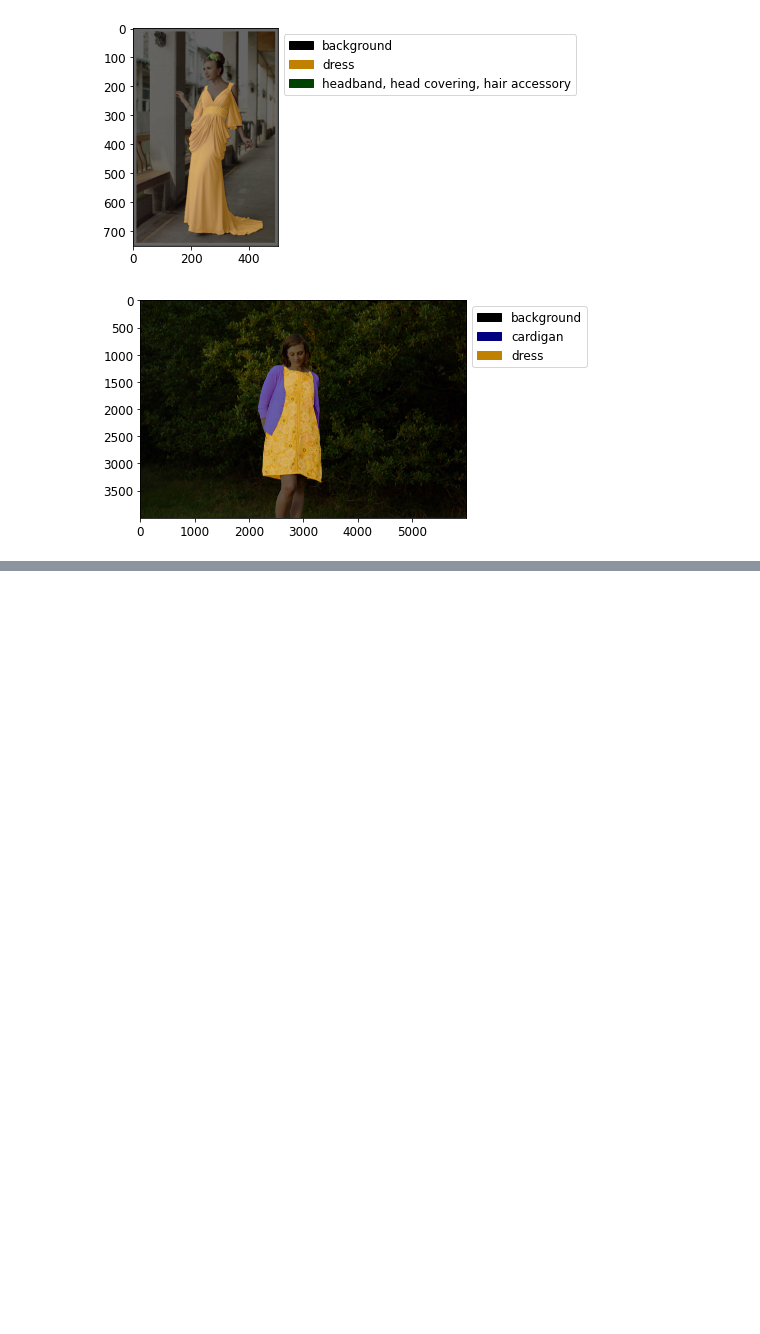
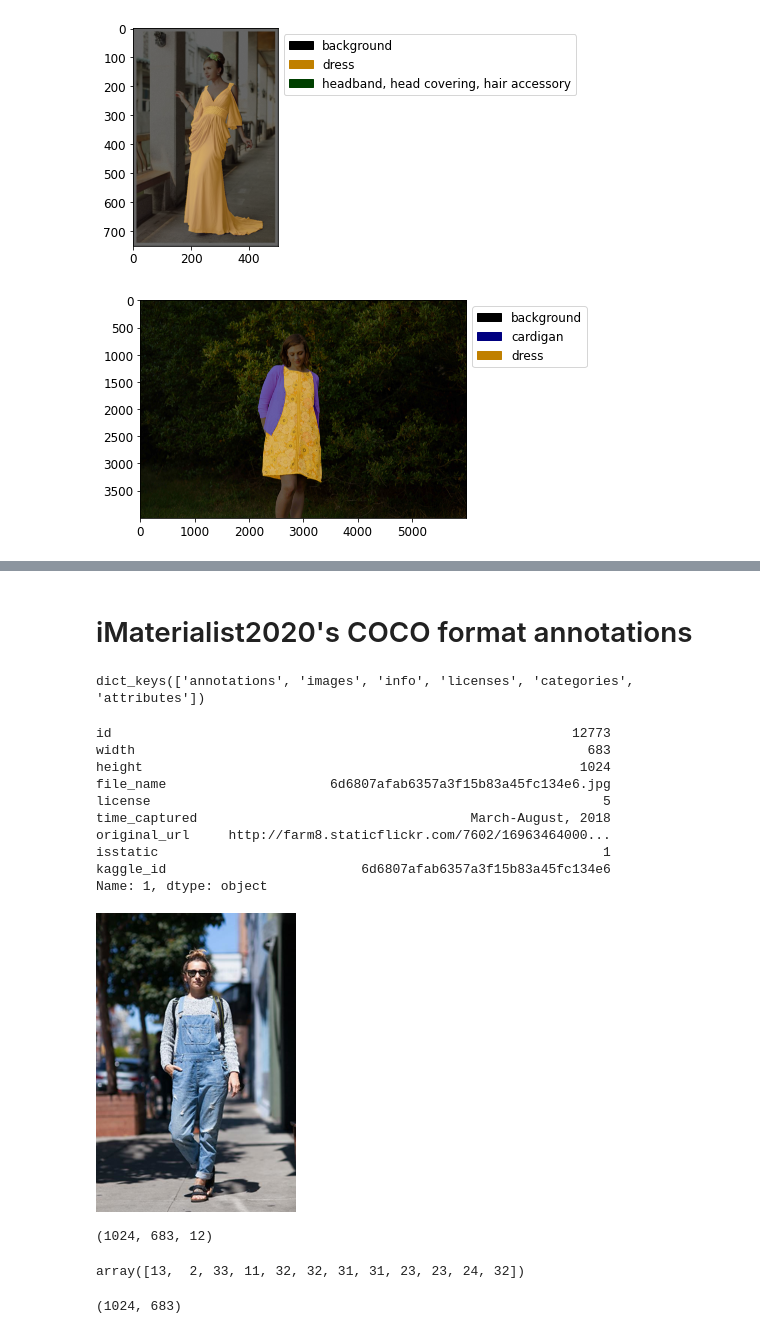
Before and after one commit to hrsma2i/dataset-iMaterialist, a Jupyter notebook: notebook/EDA.ipynb, the cells around one changed output, grey strips where cells are left out. Saved outputs shown, nothing was run; the diff lists cells and outputs as text; code cells hidden in the pictures; blank space fills up the shorter version.

Commit message:
Visualize COCO annotation JSON.

```diff
--- a/notebook/EDA.ipynb
+++ b/notebook/EDA.ipynb
@@ -307,3 +307,61 @@ df_ctg.sort_values("freq", ascending=False)
 | 13 | cape | wholebody | 2 | 152 | 18.740132 | 351.192532 | 42.148026 | ... |
 | 27 | umbrella | others | 2 | 126 | 22.607143 | 511.082908 | 50.845238 | ... |
 | 21 | leg warmer | legs and feet | 2 | 61 | 46.696721 | 2180.583781 | 105.024590 | ... |
+# %% [markdown]
+# iMaterialist2020's COCO format annotations
+# %%
+import json
+
+with open("../tiny/instances_attributes_train2020.json") as f:
+    d = json.load(f)
+
+d.keys()
+df_img = pd.DataFrame(d["images"])
+df_ann = pd.DataFrame(d["annotations"])
+df_ctg = pd.DataFrame(d["categories"])
+# %% [output]
+dict_keys(['annotations', 'images', 'info', 'licenses', 'categories', 'attributes'])
+# %%
+from PIL import Image
+
+img_info = df_img.iloc[1]
+img_info
+img_file = Path("../tiny/train") / img_info["file_name"]
+pil_img = Image.open(img_file).convert("RGB").resize((img_info["width"], img_info["height"]))
+w, h = pil_img.size
+
+w_ = 200
+pil_img.resize((w_, int(h*w_/w)))
+# %% [output]
+id                                                           12773
+width                                                          683
+height                                                        1024
+file_name                     6d6807afab6357a3f15b83a45fc134e6.jpg
+license                                                          5
+time_captured                                   March-August, 2018
+original_url     http://farm8.staticflickr.com/7602/16963464000...
+isstatic                                                         1
+kaggle_id                         6d6807afab6357a3f15b83a45fc134e6
+Name: 1, dtype: object
+[figure, added]
+# %%
+from segmentation.transforms import coco_ann_to_mask, masks_to_segmap
+
+ann_infos = df_ann[df_ann["image_id"] == img_info["id"]]
+
+masks = np.array(
+    ann_infos["segmentation"].apply(
+        lambda a: coco_ann_to_mask(a, h, w)
+    ).tolist(),
+).transpose(1, 2, 0)
+masks.shape
+
+category_ids = np.array(ann_infos["category_id"].tolist())
+category_ids
+
+segmap = masks_to_segmap(masks, category_ids)
+segmap.shape
+# %% [output]
+(1024, 683, 12)
+array([13,  2, 33, 11, 32, 32, 31, 31, 23, 23, 24, 32])
+(1024, 683)
```
Also changed, not shown: parts of 1 cell of this notebook, 3 other files.
